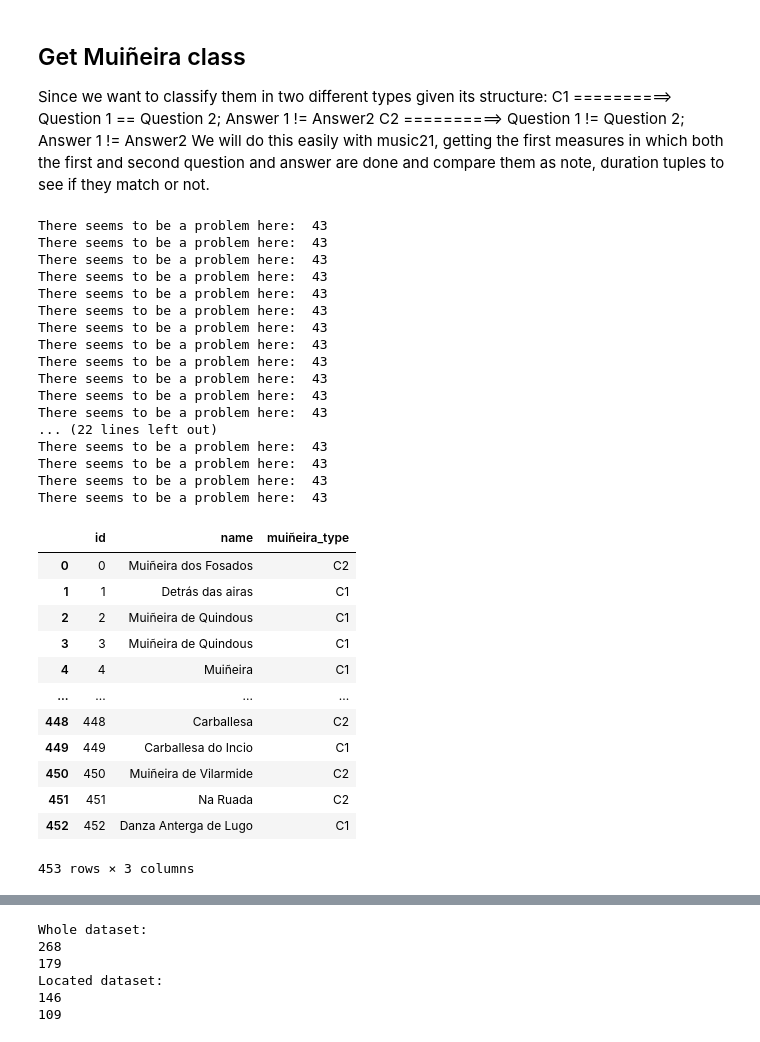
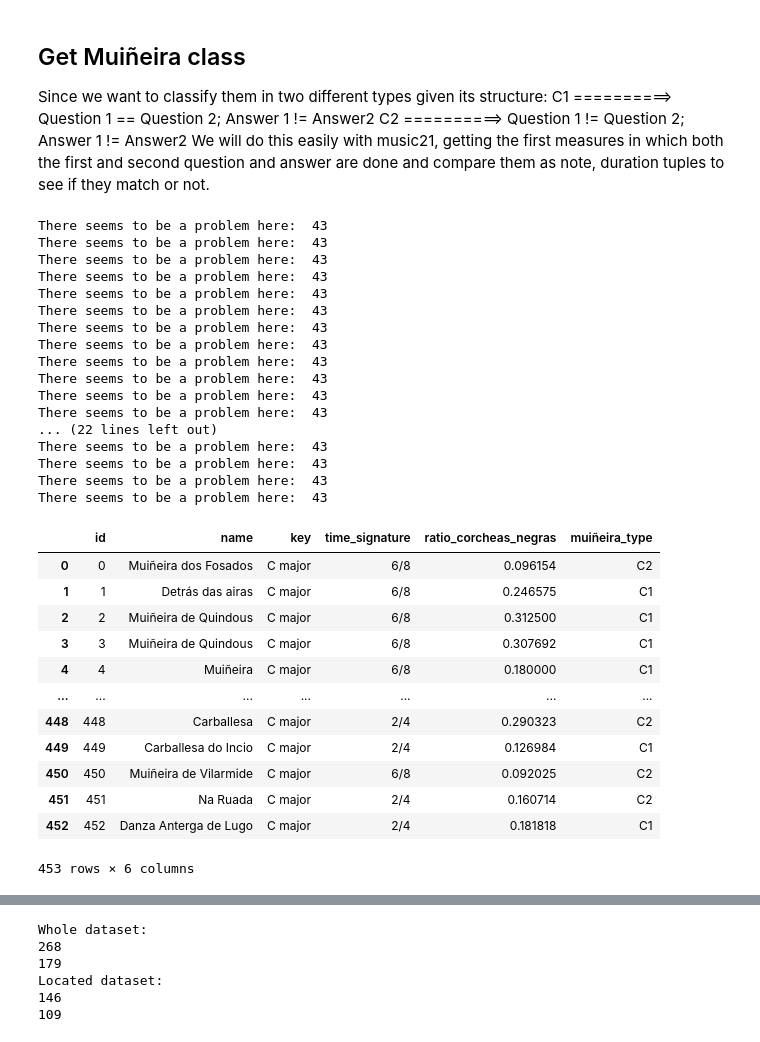
Before and after one commit to iferco/GMD-classification, a Jupyter notebook: testing/feature_extraction.ipynb, the cells around one changed output, grey strips where cells are left out. Saved outputs shown, nothing was run; the diff lists cells and outputs as text; code cells hidden in the pictures.

```diff
--- a/testing/feature_extraction.ipynb
+++ b/testing/feature_extraction.ipynb
@@ -362,50 +362,50 @@ for i in range(258):
         df_key_located.loc[i,'muiñeira_type']=muiñeira_type
 
 #same but for the whole dataset
 for i in range(453):
     #get index of df_located
-    index=df.loc[i]['id']
+    index=df_key.loc[i]['id']
     s = load_musicxml(index)
     if s is not None:
         scoreParts = s.parts.stream()
         s = scoreParts[0]
         muiñeira_type=get_class(s)
         #Add it to the dataframe
-        df.loc[i,'muiñeira_type']=muiñeira_type
-df
+        df_key.loc[i,'muiñeira_type']=muiñeira_type
+df_key
 
-#The 43 score seems to be problematic
+#The 43 score seems to be problematic?
 # %% [output]
 There seems to be a problem here:  43
 There seems to be a problem here:  43
 There seems to be a problem here:  43
 There seems to be a problem here:  43
 There seems to be a problem here:  43
 There seems to be a problem here:  43
 There seems to be a problem here:  43
 There seems to be a problem here:  43
 There seems to be a problem here:  43
 There seems to be a problem here:  43
 There seems to be a problem here:  43
 There seems to be a problem here:  43
 ... (22 lines left out)
 There seems to be a problem here:  43
 There seems to be a problem here:  43
 There seems to be a problem here:  43
 There seems to be a problem here:  43
-|  | id | name | muiñeira_type |
-| 0 | 0 | Muiñeira dos Fosados | C2 |
-| 1 | 1 | Detrás das airas | C1 |
-| 2 | 2 | Muiñeira de Quindous | C1 |
-| 3 | 3 | Muiñeira de Quindous | C1 |
-| 4 | 4 | Muiñeira | C1 |
-| ... | ... | ... | ... |
-| 448 | 448 | Carballesa | C2 |
-| 449 | 449 | Carballesa do Incio | C1 |
-| 450 | 450 | Muiñeira de Vilarmide | C2 |
-| 451 | 451 | Na Ruada | C2 |
-| 452 | 452 | Danza Anterga de Lugo | C1 |
+|  | id | name | key | time_signature | ratio_corcheas_negras | muiñeira_type |
+| 0 | 0 | Muiñeira dos Fosados | C major | 6/8 | 0.096154 | C2 |
+| 1 | 1 | Detrás das airas | C major | 6/8 | 0.246575 | C1 |
+| 2 | 2 | Muiñeira de Quindous | C major | 6/8 | 0.312500 | C1 |
+| 3 | 3 | Muiñeira de Quindous | C major | 6/8 | 0.307692 | C1 |
+| 4 | 4 | Muiñeira | C major | 6/8 | 0.180000 | C1 |
+| ... | ... | ... | ... | ... | ... | ... |
+| 448 | 448 | Carballesa | C major | 2/4 | 0.290323 | C2 |
+| 449 | 449 | Carballesa do Incio | C major | 2/4 | 0.126984 | C1 |
+| 450 | 450 | Muiñeira de Vilarmide | C major | 6/8 | 0.092025 | C2 |
+| 451 | 451 | Na Ruada | C major | 2/4 | 0.160714 | C2 |
+| 452 | 452 | Danza Anterga de Lugo | C major | 2/4 | 0.181818 | C1 |
-453 rows × 3 columns
+453 rows × 6 columns
 # %%
 df_key_located
 # %% [output]
```
Also changed, not shown: parts of 4 cells of this notebook, 1 other file.
